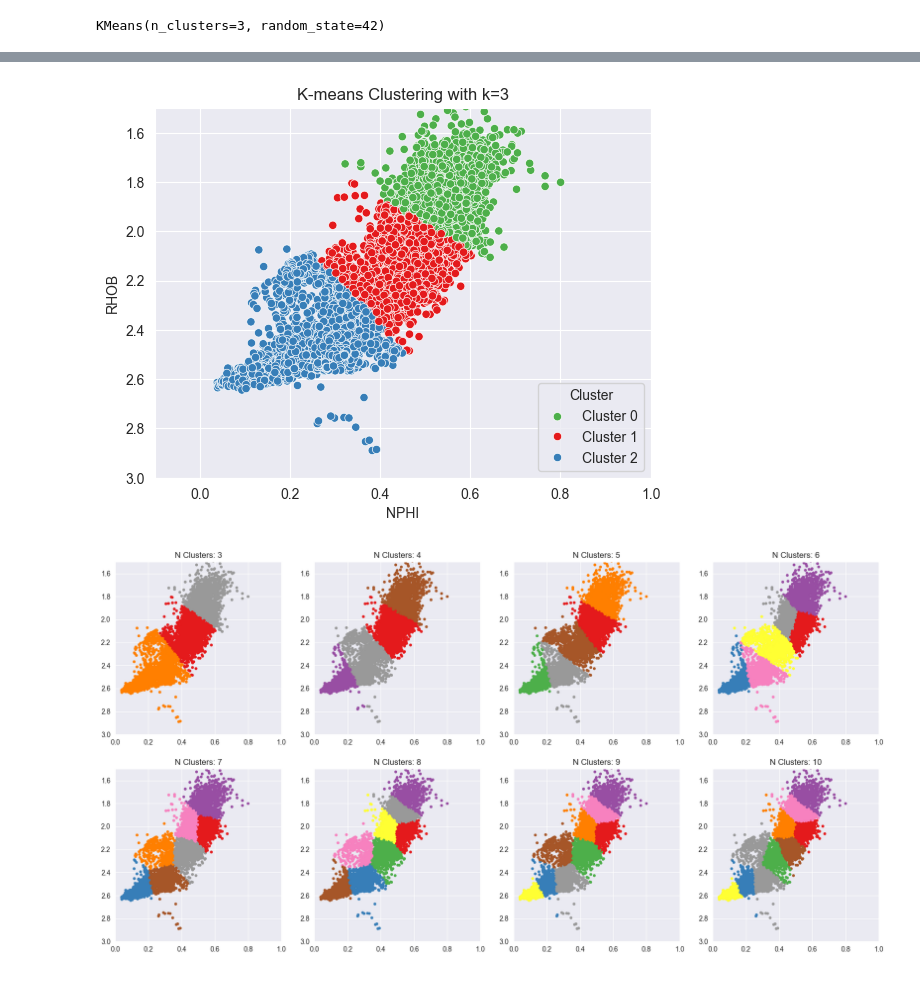
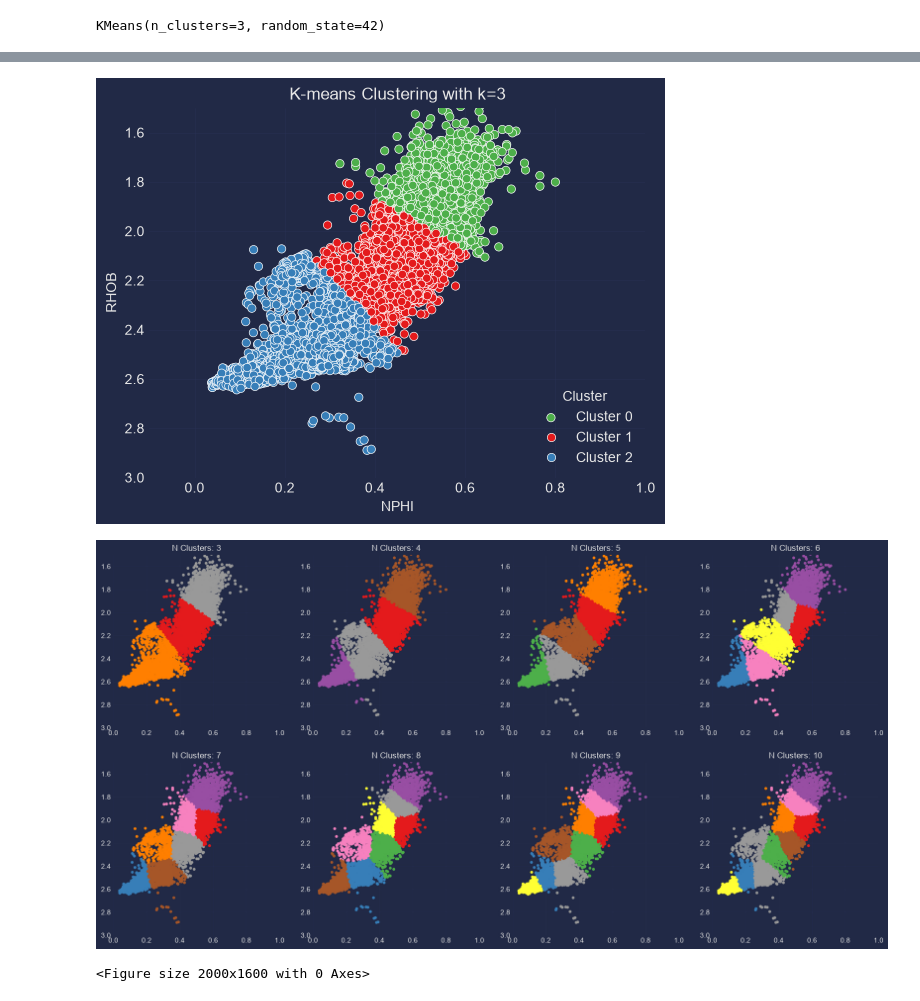
Before and after one commit to KevinShindel/MachineLearning, a Jupyter notebook: Petrophysics/K-means Clustering Algorithm.ipynb, the cells around one changed output, grey strips where cells are left out. Saved outputs shown, nothing was run; the diff lists cells and outputs as text; code cells hidden in the pictures.

```diff
--- a/Petrophysics/K-means Clustering Algorithm.ipynb
+++ b/Petrophysics/K-means Clustering Algorithm.ipynb
@@ -7,3 +16,5 @@ from sklearn.preprocessing import StandardScaler
+# %%
+plt.style.use("cyberpunk")
 # %%
 data_url = '../dataset/force2020_data_unsupervised_learning.zip'
 df = pd.read_csv(data_url, index_col='DEPTH_MD')
@@ -80,20 +125,21 @@ df.head(10)
 # %%
 plot = sns.scatterplot(
     x=df['NPHI'],
     y=df['RHOB'],
     hue=df['k_means_3'],
     palette='Set1',
 )
 
 plot.set_xlim(-0.1, 1)
 plot.set_ylim(3, 1.5)
 plt.title('K-means Clustering with k=3')
+mpl.add_glow_effects()
 plt.xlabel('NPHI')
 plt.ylabel('RHOB')
 plt.legend(title='Cluster', loc='lower right', labels=['Cluster 0', 'Cluster 1', 'Cluster 2'])
 plt.show()
 # %% [output]
-[figure, old version]
+[figure, new version]
 # %%
 # create multiple clusters
 for k in range(3, 11):
@@ -110,4 +156,21 @@ for i, ax in enumerate(fig.axes, start=1):
     ax.set_ylim(3, 1.5)
     ax.set_title(f'N Clusters: {i + 2}')
 # %% [output]
-[figure, old version]
+[figure, new version]
+# %%
+# TODO: add borders to the clusters, and borders to the each points
+
+plt.figure(figsize=(20, 16))
+
+fig = px.scatter_3d(
+    df,
+    x='RHOB',
+    y='NPHI',
+    z='GR',
+    color='k_means_3',
+    labels={'RHOB': 'RHOB', 'NPHI': 'NPHI', 'GR': 'GR', 'k_means_3': 'Cluster'},
+    title='3D K-means Clustering with k=3'
+)
+fig.show()
+# %% [output]
+<Figure size 2000x1600 with 0 Axes>
```
Also changed, not shown: parts of 9 cells of this notebook, 1 other file.
